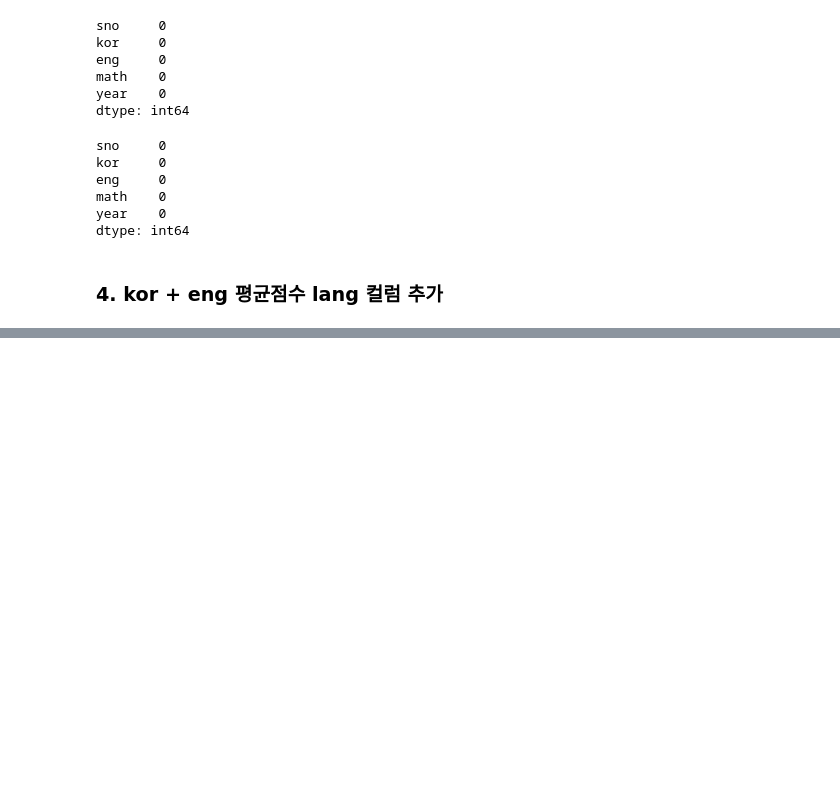
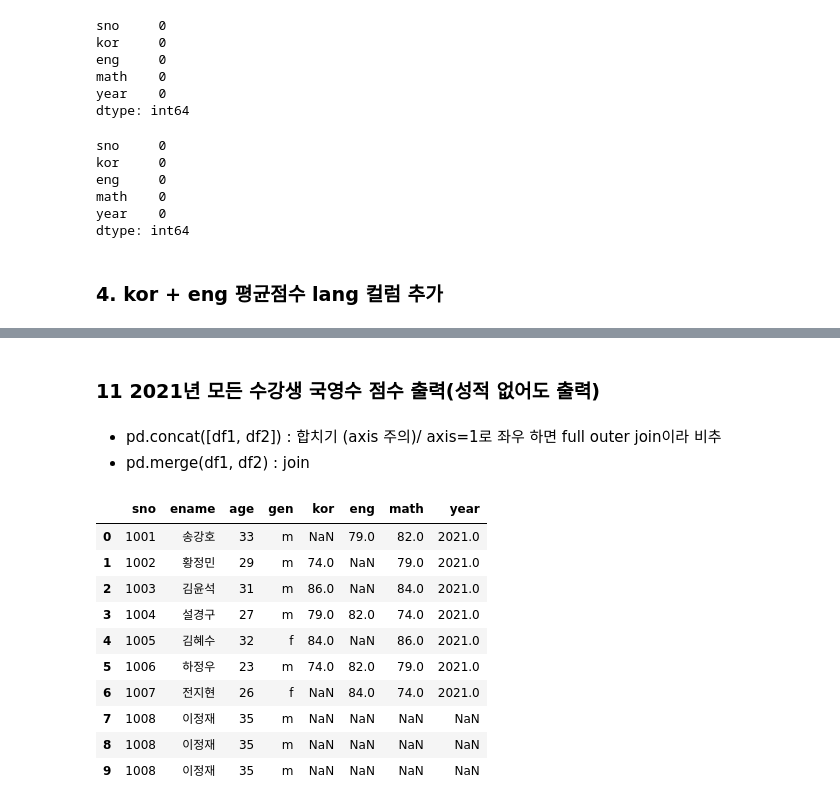
Before and after one commit to ssawwqdf/Python_lecture, a Jupyter notebook: lec13_pandas_quiz/lec13_pandas_quiz.ipynb, the cells around one changed output, grey strips where cells are left out. Saved outputs shown, nothing was run; the diff lists cells and outputs as text; code cells hidden in the pictures; blank space fills up the shorter version.

```diff
--- a/lec13_pandas_quiz/lec13_pandas_quiz.ipynb
+++ b/lec13_pandas_quiz/lec13_pandas_quiz.ipynb
@@ -284,0 +817,12 @@ dtype: int64
+# %%
+# 강사님
+# 이 문법 어렵다
+score = pd.read_csv('./dataset/score.csv')
+user = pd.read_csv('./dataset/user.csv')
+
+add_list=[1008, '이정재', 35, 'm']
+# user.append(DF 또는 Series만 가능 )
+
+s=pd.Series(add_list, index=user.columns)
+user.append(s,ignore_index=True)
+user
@@ -284,0 +838,22 @@ dtype: int64
+# %%
+# 한 건 넣을 때 쉬운 방법
+# 보통은 한 건 안 넣고 여러 건 넣는다. -> 일반적인 건 frame에 frame 합치기
+
+user = pd.read_csv('./dataset/user.csv')
+
+# loc에서 없는 인덱스 지정하면 추가됨.
+user.loc[7]=[1008,'이정재',35,'m']
+
+# 7 하드코딩 안 하려면
+user.index.max()+1 # 강사님은 values 넣는 거 알려주셨는데 안 넣어도 된다.
+
+user.index.values # 하면 array 된다.
+user.index.values.max()+1
+
+# 어려우면 직접 뽑아와도 된다.
+user.iloc[-1] # series로 마지막 거 가져옴. 이 series의 name이 index 이름.
+user.iloc[-1].name+1 # 마지막 번호 뽑아오기
+
+
+user.loc[user.index.max()+1]=[1008,'이정재',35,'m']
+user
@@ -284,0 +871,27 @@ dtype: int64
+# %%
+#df+df
+
+add_list=[1008, '이정재', 35, 'm']
+add_df=pd.DataFrame([temp2],columns=user.columns)
+user=pd.concat([user,  add_df], ignore_index=True)
+# %% [markdown]
+### 11 2021년 모든 수강생 국영수 점수 출력(성적 없어도 출력)
+# %% [markdown]
+* pd.concat([df1, df2]) : 합치기 (axis 주의)/ axis=1로 좌우 하면 full outer join이라 비추
+* pd.merge(df1, df2) : join
+# %%
+# 11 <-10-2
+user_score=pd.merge(user, score[score['year']==2021], how='left' ,on='sno')
+user_score
+# %% [output]
+|  | sno | ename | age | gen | kor | eng | math | year |
+| 0 | 1001 | 송강호 | 33 | m | NaN | 79.0 | 82.0 | 2021.0 |
+| 1 | 1002 | 황정민 | 29 | m | 74.0 | NaN | 79.0 | 2021.0 |
+| 2 | 1003 | 김윤석 | 31 | m | 86.0 | NaN | 84.0 | 2021.0 |
+| 3 | 1004 | 설경구 | 27 | m | 79.0 | 82.0 | 74.0 | 2021.0 |
+| 4 | 1005 | 김혜수 | 32 | f | 84.0 | NaN | 86.0 | 2021.0 |
+| 5 | 1006 | 하정우 | 23 | m | 74.0 | 82.0 | 79.0 | 2021.0 |
+| 6 | 1007 | 전지현 | 26 | f | NaN | 84.0 | 74.0 | 2021.0 |
+| 7 | 1008 | 이정재 | 35 | m | NaN | NaN | NaN | NaN |
+| 8 | 1008 | 이정재 | 35 | m | NaN | NaN | NaN | NaN |
+| 9 | 1008 | 이정재 | 35 | m | NaN | NaN | NaN | NaN |
```
Also changed, not shown: parts of 53 cells of this notebook, 1 other file.
